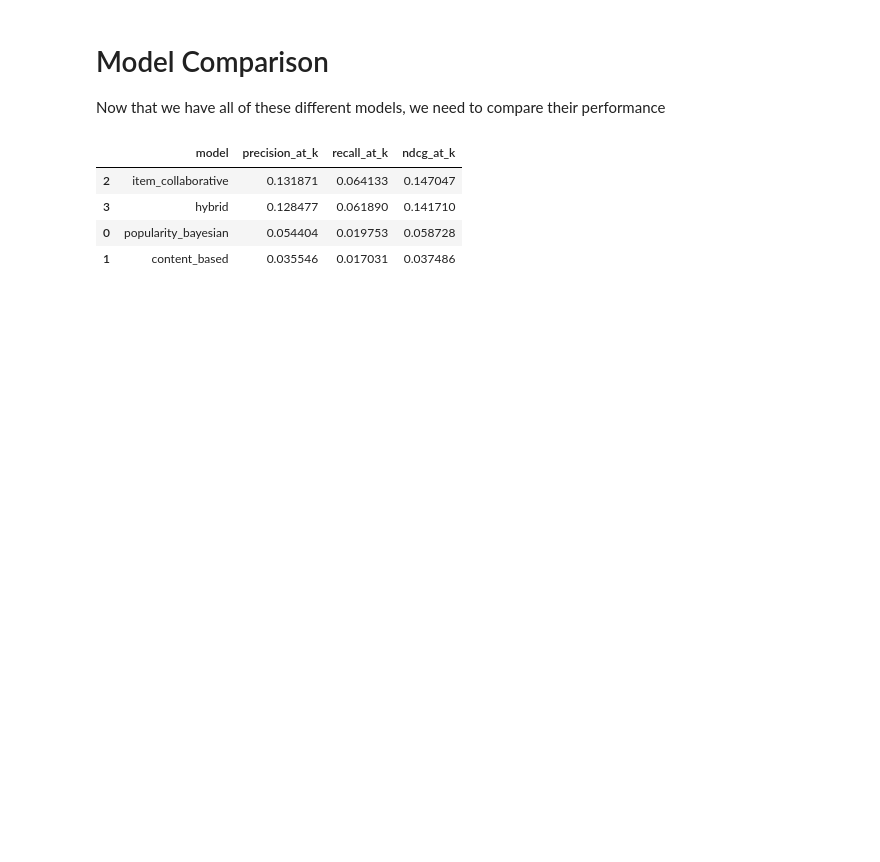
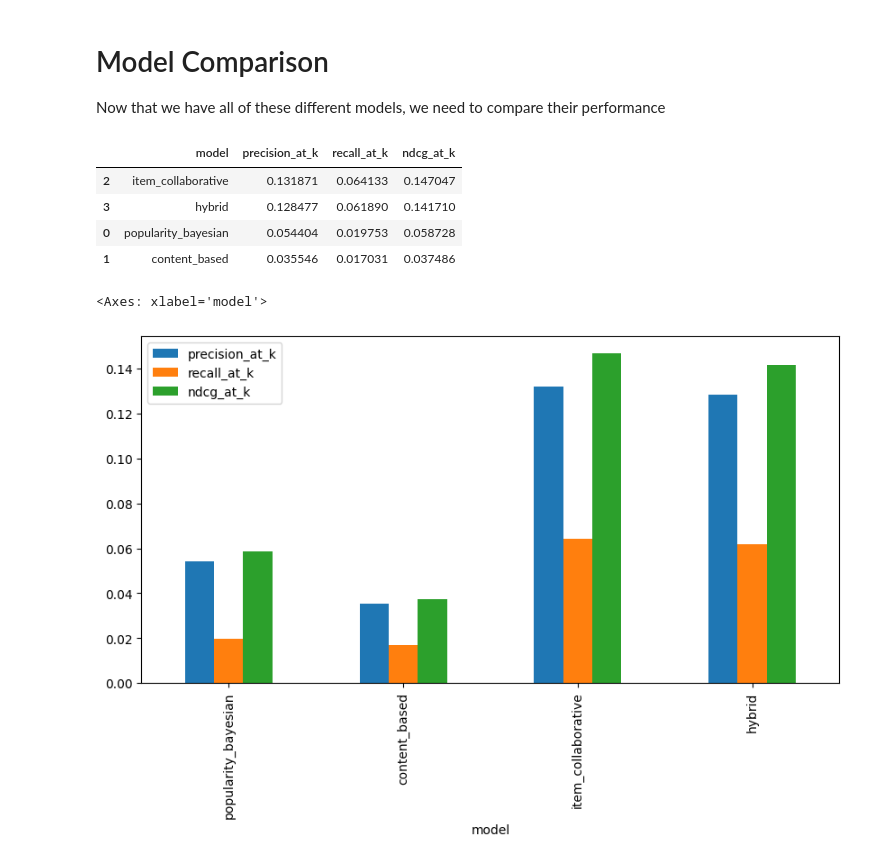
Before and after one commit to JaydannG/recommender-system, a Jupyter notebook: notebooks/02_model_comparison.ipynb, the cells around one changed output. Drawn from its saved outputs; the diff is of its cells as text; code cells hidden in the pictures; blank space fills up the shorter version.

```diff
--- a/notebooks/02_model_comparison.ipynb
+++ b/notebooks/02_model_comparison.ipynb
@@ -68,3 +68,13 @@ results_df.sort_values("ndcg_at_k", ascending=False)
 | 3 | hybrid | 0.128477 | 0.061890 | 0.141710 |
 | 0 | popularity_bayesian | 0.054404 | 0.019753 | 0.058728 |
 | 1 | content_based | 0.035546 | 0.017031 | 0.037486 |
+# %%
+results_df.plot(
+    x="model",
+    y=["precision_at_k", "recall_at_k", "ndcg_at_k"],
+    kind="bar",
+    figsize=(10, 5),
+)
+# %% [output]
+<Axes: xlabel='model'>
+[figure, added]
```
Also changed, not shown: parts of 3 cells of this notebook, 1 other file.
